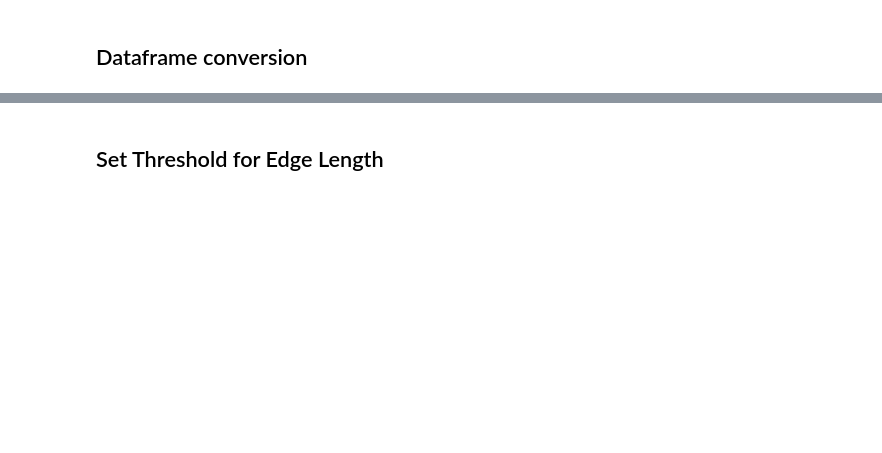
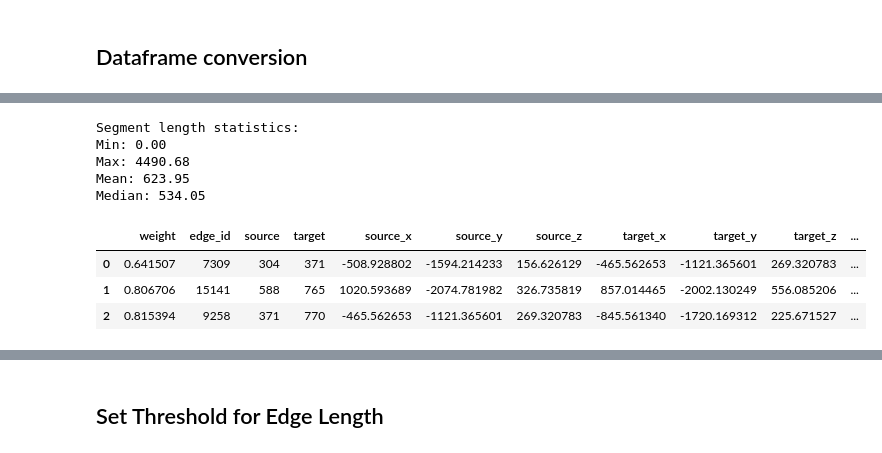
Before and after one commit to jarolim14/SSRI-Evolution, a Jupyter notebook: notebooks/11-PrepareThreeJs.ipynb, the cells around one changed output, grey strips where cells are left out. Cells and saved outputs as stored; diff of their text form; code cells hidden in the pictures; blank space fills up the shorter version.

```diff
--- a/notebooks/11-PrepareThreeJs.ipynb
+++ b/notebooks/11-PrepareThreeJs.ipynb
@@ -206,0 +239,31 @@ Median: 748.19
+# %%
+# Convert nodes and edges to DataFrames
+nodes_df = GraphProcessingUtility.nodes_to_dataframe(
+    g_pruned_random,
+    normalize_coordinates=False,
+    drop_columns=["node_id", "node_name", "_nx_name"],
+)
+edges_df = GraphProcessingUtility.edges_to_dataframe(g_pruned_random)
+
+# Add coordinates to edges
+edges_with_coords = GraphProcessingUtility.create_edge_df_with_source_target_coords(
+    edges_df, nodes_df
+)
+
+# Add segment lengths
+edges_with_coords_with_length = GraphProcessingUtility.add_segment_length_to_edge_df(
+    edges_with_coords
+)
+
+# Display the result
+edges_with_coords_with_length.head(3)
+# %% [output]
+Segment length statistics:
+Min: 0.00
+Max: 4490.68
+Mean: 623.95
+Median: 534.05
+|  | weight | edge_id | source | target | source_x | source_y | source_z | target_x | target_y | target_z | ... |
+| 0 | 0.641507 | 7309 | 304 | 371 | -508.928802 | -1594.214233 | 156.626129 | -465.562653 | -1121.365601 | 269.320783 | ... |
+| 1 | 0.806706 | 15141 | 588 | 765 | 1020.593689 | -2074.781982 | 326.735819 | 857.014465 | -2002.130249 | 556.085206 | ... |
+| 2 | 0.815394 | 9258 | 371 | 770 | -465.562653 | -1121.365601 | 269.320783 | -845.561340 | -1720.169312 | 225.671527 | ... |
```
Also changed, not shown: parts of 34 cells of this notebook, 12 other files.
